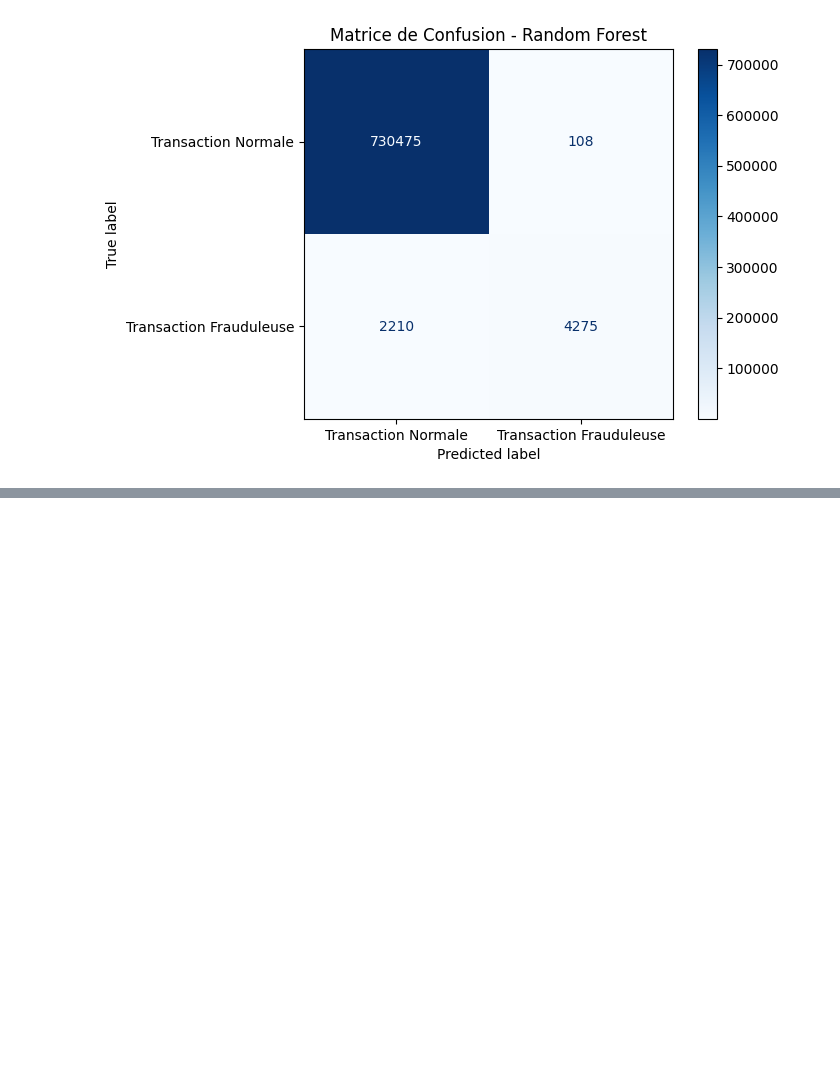
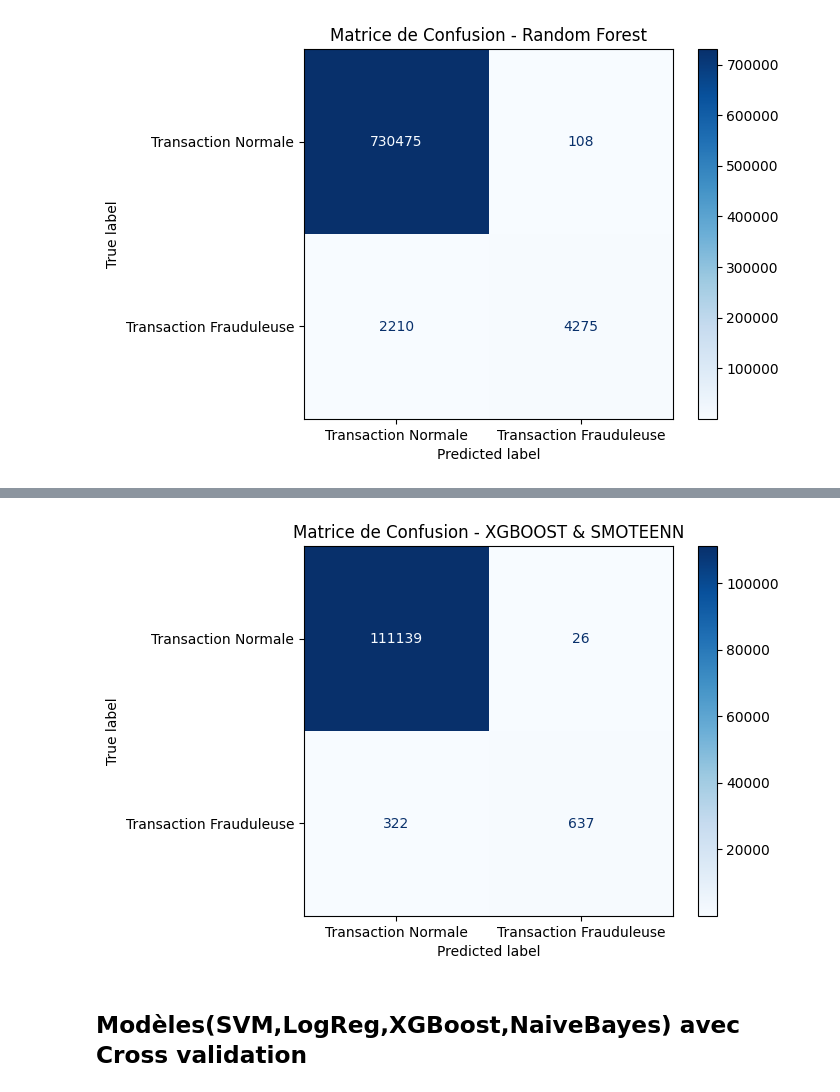
Before and after one commit to Mehdimakoul/ML_2025, a Jupyter notebook: Projet_ML_2025_.ipynb, the cells around one changed output, grey strips where cells are left out. Drawn from its saved outputs; the diff is of its cells as text; code cells hidden in the pictures; blank space fills up the shorter version.

```diff
--- a/Projet_ML_2025_.ipynb
+++ b/Projet_ML_2025_.ipynb
@@ -203,0 +216,10 @@ test_data = data[(data['DateTransaction'] >= '2017-09-01') &
+# %%
+from sklearn.model_selection import train_test_split
+
+data_clean['DateTransaction'] = pd.to_datetime(data_clean['DateTransaction'])
+
+train_data = data_clean[(data_clean['DateTransaction'] >= '2017-02-01') &
+                        (data_clean['DateTransaction'] <= '2017-03-31')]
+
+test_data = data_clean[(data_clean['DateTransaction'] >= '2017-09-01') &
+                       (data_clean['DateTransaction'] <= '2017-09-15')]
@@ -259,0 +372,13 @@ plt.show()
+# %%
+from sklearn.metrics import confusion_matrix, ConfusionMatrixDisplay
+import matplotlib.pyplot as plt
+cm = confusion_matrix(y_test, y_pred)
+
+disp = ConfusionMatrixDisplay(confusion_matrix=cm, display_labels=["Transaction Normale", "Transaction Frauduleuse"])
+disp.plot(cmap='Blues')
+plt.title("Matrice de Confusion - XGBOOST & SMOTEENN")
+plt.show()
+# %% [output]
+[figure, added]
+# %% [markdown]
+## Modèles(SVM,LogReg,XGBoost,NaiveBayes) avec Cross validation
```
Also changed, not shown: parts of 36 cells of this notebook.
